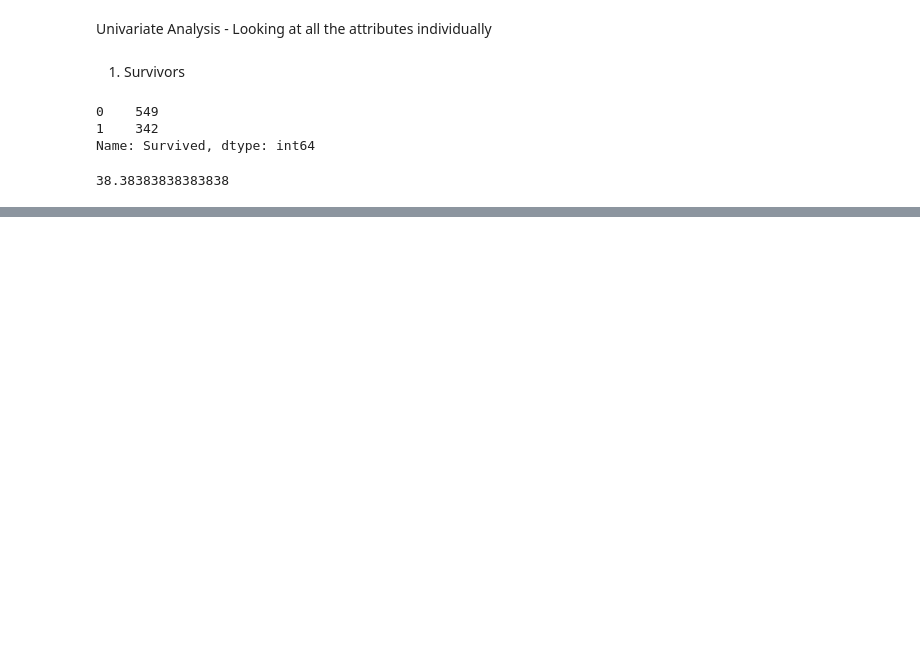
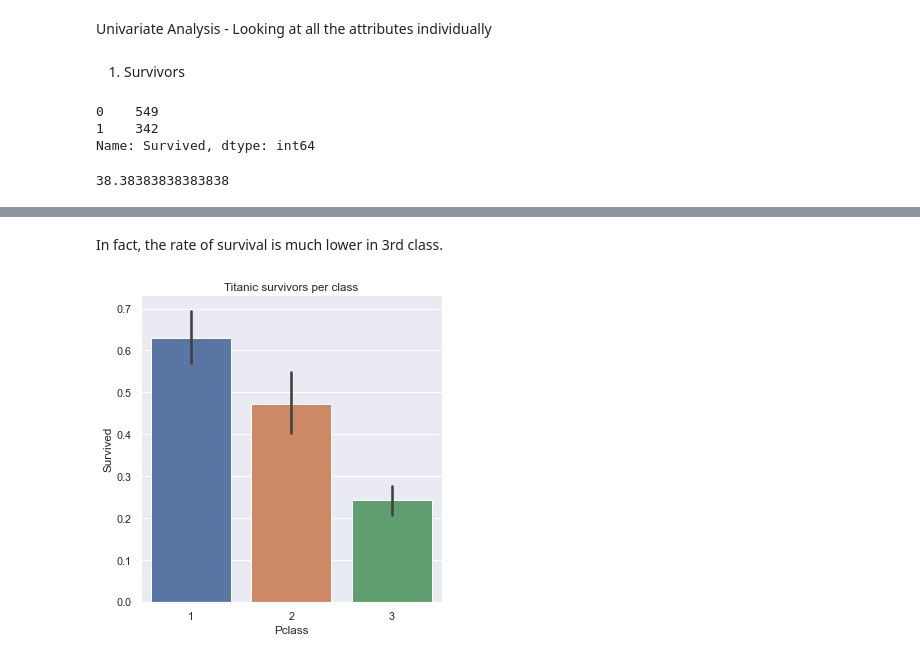
Before and after one commit to niekvanderzwaag/Titanic, a Jupyter notebook: Titanic EDA.ipynb, the cells around one changed output, grey strips where cells are left out. Cells and saved outputs as stored; diff of their text form; code cells hidden in the pictures; blank space fills up the shorter version.

```diff
--- a/Titanic EDA.ipynb
+++ b/Titanic EDA.ipynb
@@ -159,0 +195,7 @@ Out of the titanic (training dataset) rough 38% of passengers survived.
+# %% [markdown]
+In fact, the rate of survival is much lower in 3rd class.
+# %%
+sns.catplot(data=titanic, x='Pclass', y='Survived', kind='bar')
+plt.title('Titanic survivors per class');
+# %% [output]
+[figure, added]
```
Also changed, not shown: parts of 33 cells of this notebook.
